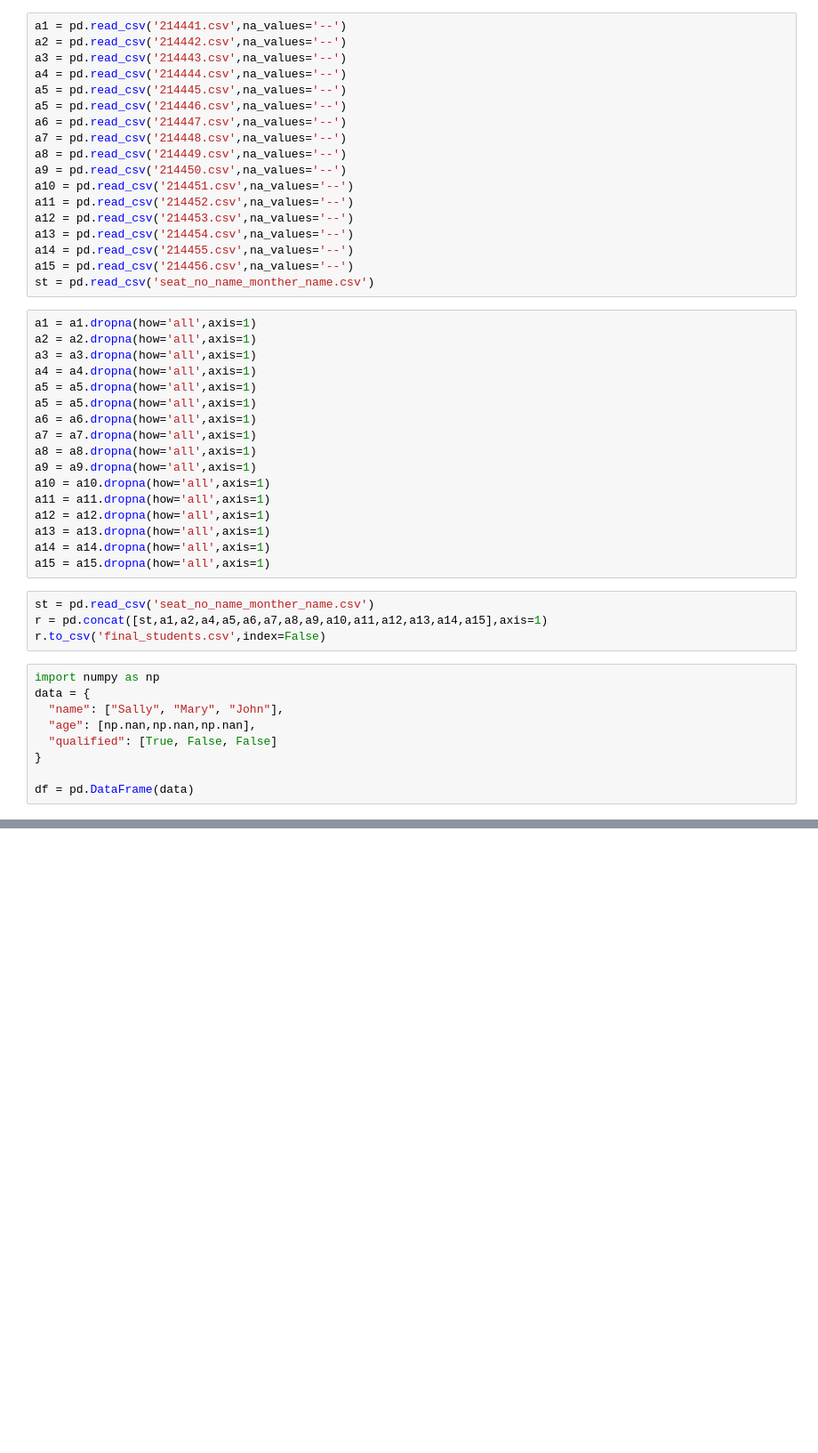
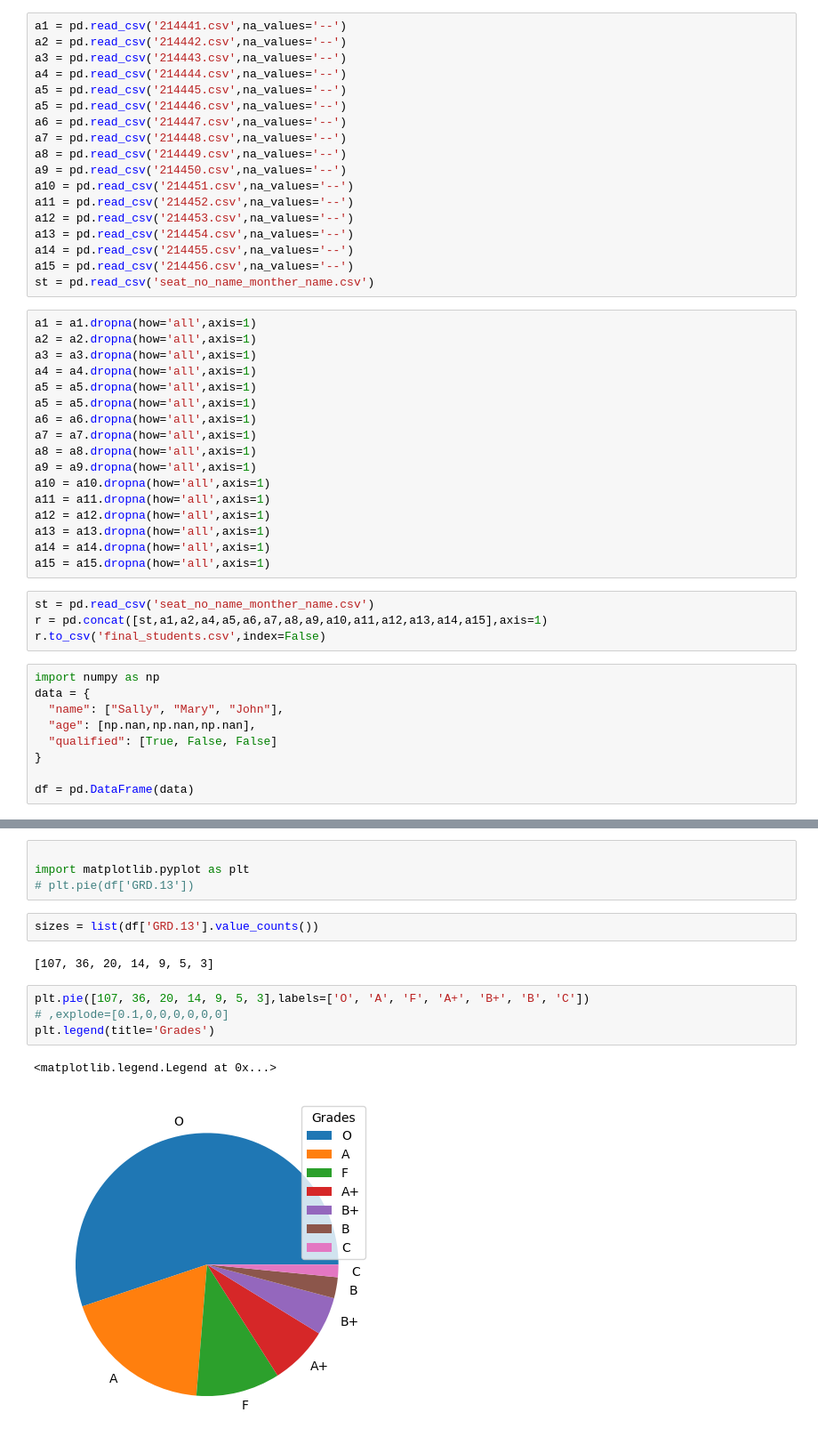
Before and after one commit to Suraj1089/SPPU-Result-Convertor, a Jupyter notebook: data_analysis.ipynb, the cells around one changed output, grey strips where cells are left out. Shown: that part at 89% size. Cells and saved outputs as stored; diff of their text form; blank space fills up the shorter version.

```diff
--- a/data_analysis.ipynb
+++ b/data_analysis.ipynb
@@ -65,0 +96,15 @@ df.dropna(how='all',axis=1)
+# %%
+
+import matplotlib.pyplot as plt
+# plt.pie(df['GRD.13'])
+# %%
+sizes = list(df['GRD.13'].value_counts())
+# %% [output]
+[107, 36, 20, 14, 9, 5, 3]
+# %%
+plt.pie([107, 36, 20, 14, 9, 5, 3],labels=['O', 'A', 'F', 'A+', 'B+', 'B', 'C'])
+# ,explode=[0.1,0,0,0,0,0,0]
+plt.legend(title='Grades')
+# %% [output]
+<matplotlib.legend.Legend at 0x...>
+[figure, added]
```
Also changed, not shown: parts of 12 cells of this notebook, 2 other files.
